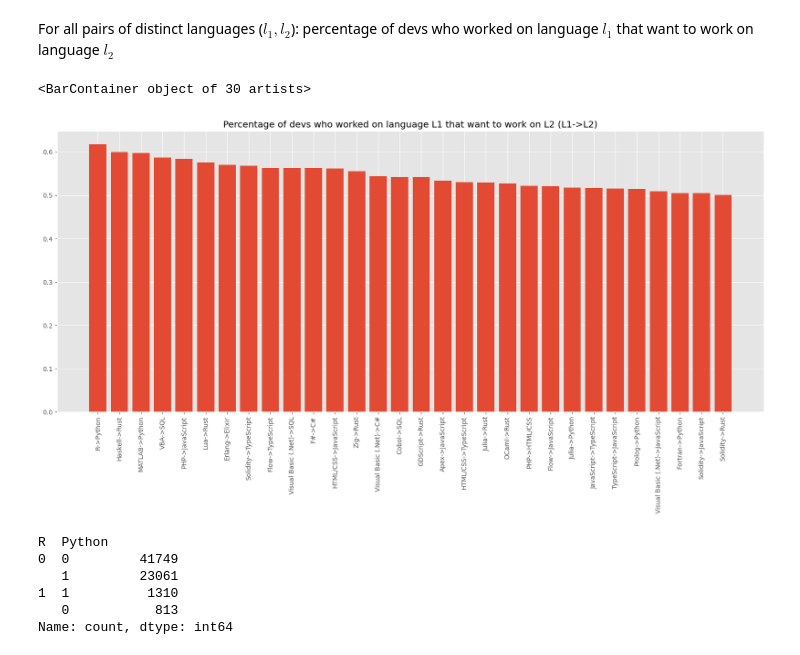
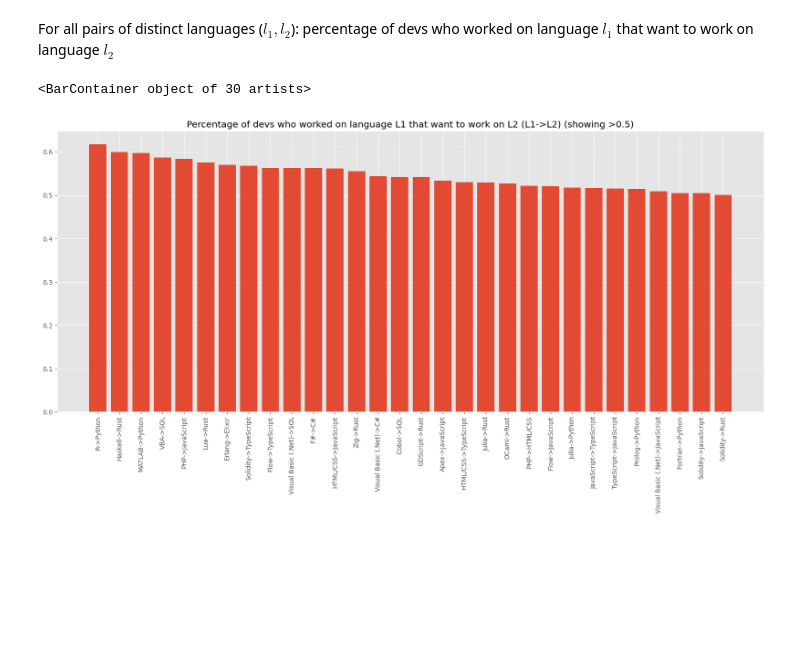
Before and after one commit to jimtoledo/Udacity-StackOverflow, a Jupyter notebook: StackOverflow2023.ipynb, the cells around one changed output. Drawn from its saved outputs; the diff is of its cells as text; code cells hidden in the pictures; blank space fills up the shorter version.

```diff
--- a/StackOverflow2023.ipynb
+++ b/StackOverflow2023.ipynb
@@ -362,11 +365,11 @@ for l1 in languages.columns:
         if l1 != l2:
             value_counts = languages[[l1, l2]].value_counts()
             ratio = value_counts[(1, 1)] / (value_counts[(1, 0)] + value_counts[(0, 1)]) #calculate ratio of devs who use both languages vs one
-            if ratio > 0.5:
+            if ratio > 0.25:
                 shared_language_ratios[f'{l1} | {l2}'] = ratio
 shared_language_ratios = shared_language_ratios.sort_values(ascending=False)
 plt.figure(figsize=(20, 8))
 plt.xticks(rotation='vertical')
-plt.title('Ratio of devs who work with both languages versus only one (showing >0.5)')
+plt.title('Ratio of devs who work with both languages versus only one (showing >0.25)')
 plt.bar(shared_language_ratios.index, shared_language_ratios)
 # %% [output]
@@ -459,45 +462,23 @@ plt.bar(corrs.index, corrs)
 # %% [output]
 <BarContainer object of 16 artists>
 [figure]
-# %%
-#Plot bar graph of correlations > 0.2
-corrs = pd.Series()
-for l1 in languages.columns:
-    for l2 in languages_next.columns:
-        corr = np.corrcoef(languages[l1], languages_next[l2])[0][1]
-        if l1 != l2 and corr > 0.2:
-            corrs[f'{l1}->{l2}'] = corr
-corrs = corrs.sort_values(ascending=False)
-plt.figure(figsize=(20, 8))
-plt.xticks(rotation='vertical')
-plt.title('Correlation between languages worked with and languages to work on (excluding same languages)')
-plt.bar(corrs.index, corrs)
 # %% [markdown]
 For all pairs of distinct languages ($l_1, l_2$): percentage of devs who worked on language $l_1$ that want to work on language $l_2$
 # %%
 #Show percentage of users who want to work on different language next year from a language this year
 next_language_percents = pd.Series()
 for l1 in languages.columns:
     for l2 in languages_next.columns:
         if l1 != l2:
             value_counts = pd.concat([languages[l1], languages_next[l2]], axis='columns').value_counts()
             prop_next_year = value_counts[(1, 1)] / (value_counts[(1, 0)] + value_counts[(1, 1)]) #calculate percentage of devs who want to work on language l2 next year
             if prop_next_year > 0.5 and value_counts[(1, 1)]:
                 next_language_percents[f'{l1}->{l2}'] = prop_next_year
 next_language_percents = next_language_percents.sort_values(ascending=False)
 plt.figure(figsize=(20, 8))
 plt.xticks(rotation='vertical')
-plt.title('Percentage of devs who worked on language L1 that want to work on L2 (L1->L2)')
+plt.title('Percentage of devs who worked on language L1 that want to work on L2 (L1->L2) (showing >0.5)')
 plt.bar(next_language_percents.index, next_language_percents)
 # %% [output]
 <BarContainer object of 30 artists>
-[figure, old version]
+[figure, new version]
-# %%
-pd.concat([languages['R'], languages_next['Python']], axis='columns').value_counts()
-# %% [output]
-R  Python
-0  0         41749
-   1         23061
-1  1          1310
-   0           813
-Name: count, dtype: int64
```
Also changed, not shown: parts of 4 cells of this notebook.
